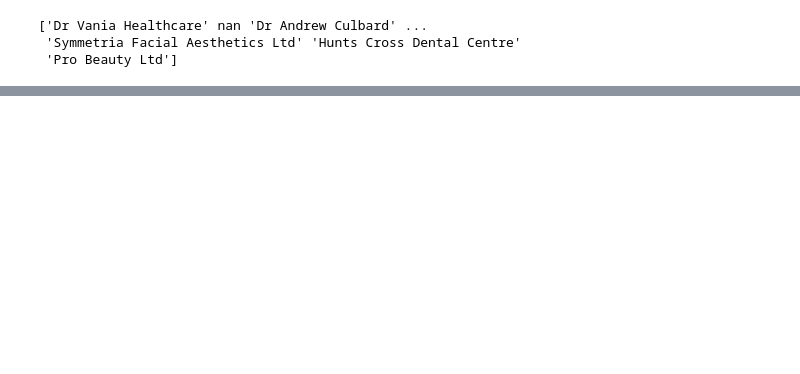
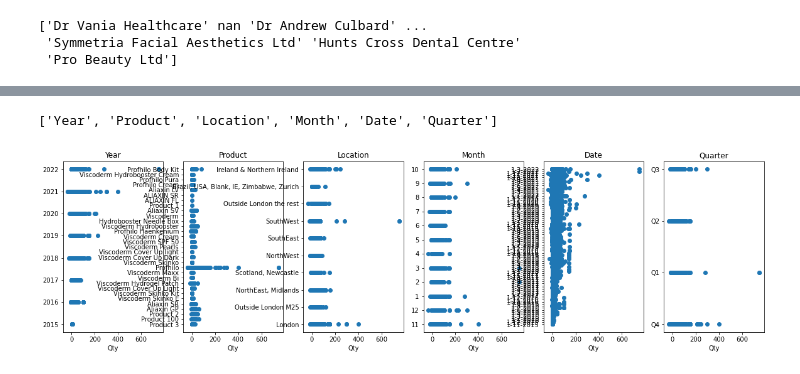
Before and after one commit to Rushayeal/Dissertation, a Jupyter notebook: Source/Rushayeal-Forecasting.ipynb, the cells around one changed output, grey strips where cells are left out. Saved outputs shown, nothing was run; the diff lists cells and outputs as text; code cells hidden in the pictures; blank space fills up the shorter version.

```diff
--- a/Source/Rushayeal-Forecasting.ipynb
+++ b/Source/Rushayeal-Forecasting.ipynb
@@ -86,0 +308,25 @@ print(df_sales['Comp.Name'].unique())
+# %%
+columns = list(df_sales.columns)
+
+columns.remove('Data entry date')
+columns.remove('Pharmacy')
+columns.remove('Month-Year')
+columns.remove('Year-Quarter')
+columns.remove('Cust.Name')
+columns.remove('Comp.Name')
+columns.remove('Qty')
+columns.remove('Area Code')
+columns.remove('Code')
+print(columns)
+
+fig, ax = plt.subplots(1, len(columns), figsize = (20, 5))
+
+for idx, col in enumerate(columns, 0):
+    ax[idx].plot(df_sales['Qty'], df_sales[col], 'o')
+    ax[idx].set_xlabel('Qty')
+    ax[idx].set_title(col)
+
+plt.show()
+# %% [output]
+['Year', 'Product', 'Location', 'Month', 'Date', 'Quarter']
+[figure, added]
```
Also changed, not shown: parts of 25 cells of this notebook, 3 other files.
